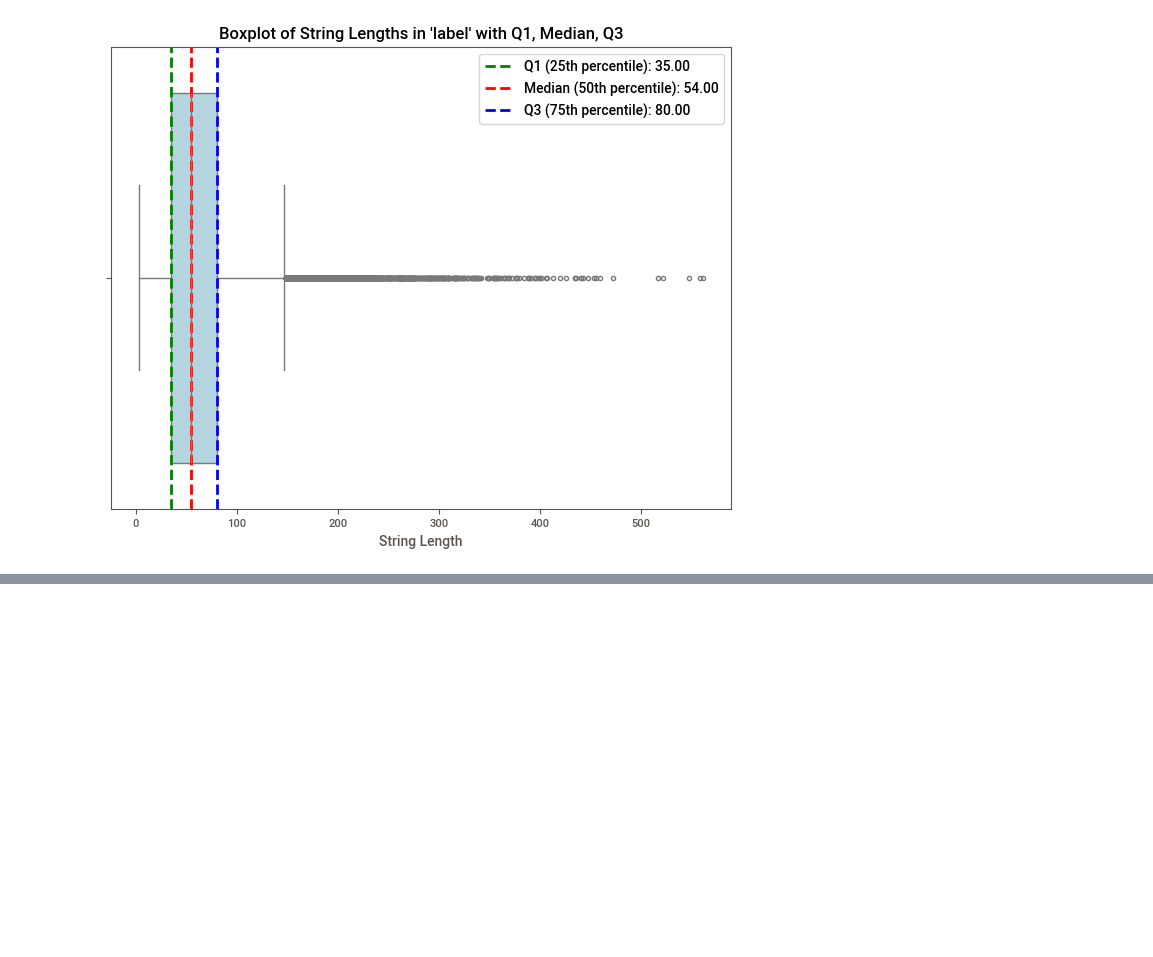
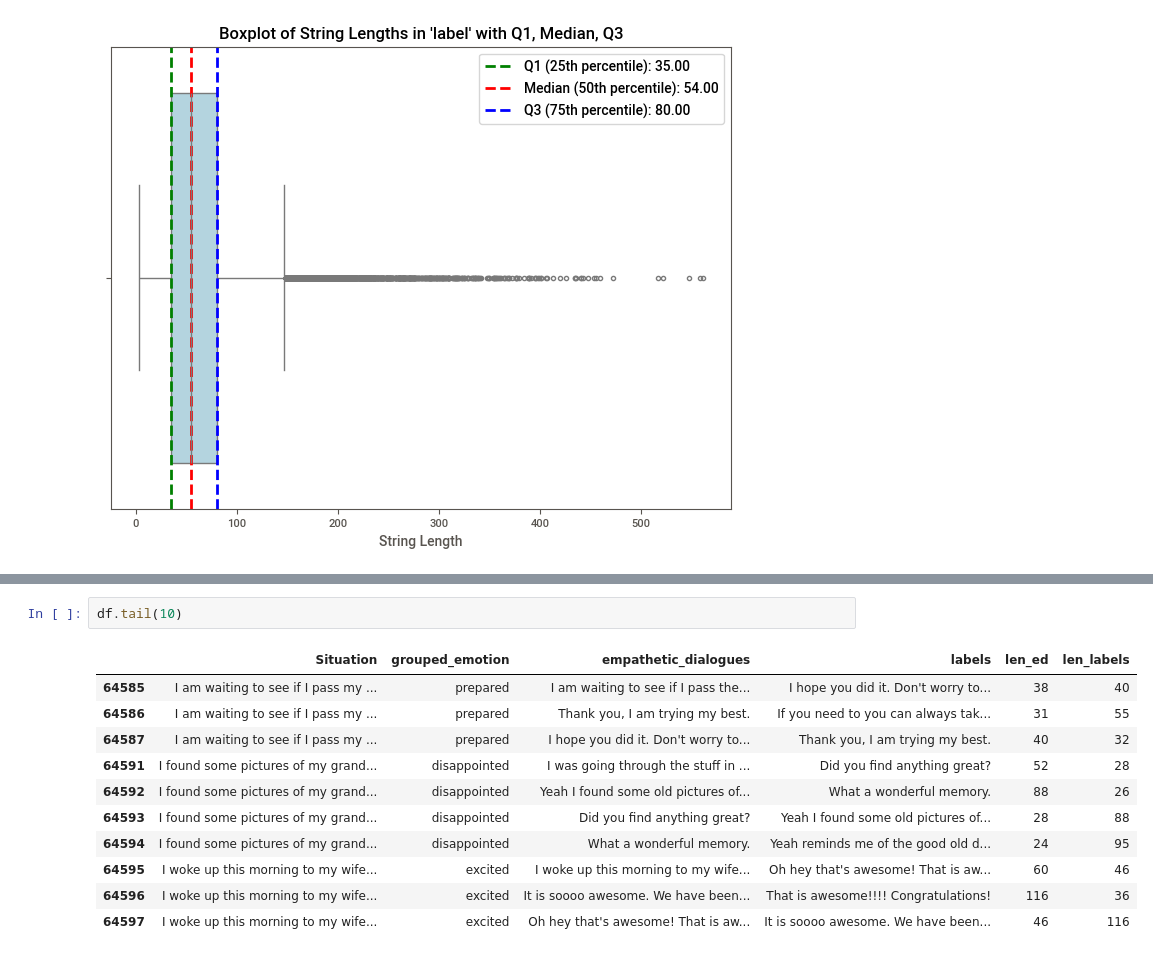
Before and after one commit to CallMeL/Empathetic-Dialogue-System, a Jupyter notebook: src/EDA/69kdataset.ipynb, the cells around one changed output, grey strips where cells are left out. Cells and saved outputs as stored; diff of their text form; blank space fills up the shorter version.

```diff
--- a/src/EDA/69kdataset.ipynb
+++ b/src/EDA/69kdataset.ipynb
@@ -242,0 +286,14 @@ plt.show()
+# %%
+df.tail(10)
+# %% [output]
+|  | Situation | grouped_emotion | empathetic_dialogues | labels | len_ed | len_labels |
+| 64585 | I am waiting to see if I pass my ... | prepared | I am waiting to see if I pass the... | I hope you did it. Don't worry to... | 38 | 40 |
+| 64586 | I am waiting to see if I pass my ... | prepared | Thank you, I am trying my best. | If you need to you can always tak... | 31 | 55 |
+| 64587 | I am waiting to see if I pass my ... | prepared | I hope you did it. Don't worry to... | Thank you, I am trying my best. | 40 | 32 |
+| 64591 | I found some pictures of my grand... | disappointed | I was going through the stuff in ... | Did you find anything great? | 52 | 28 |
+| 64592 | I found some pictures of my grand... | disappointed | Yeah I found some old pictures of... | What a wonderful memory. | 88 | 26 |
+| 64593 | I found some pictures of my grand... | disappointed | Did you find anything great? | Yeah I found some old pictures of... | 28 | 88 |
+| 64594 | I found some pictures of my grand... | disappointed | What a wonderful memory. | Yeah reminds me of the good old d... | 24 | 95 |
+| 64595 | I woke up this morning to my wife... | excited | I woke up this morning to my wife... | Oh hey that's awesome! That is aw... | 60 | 46 |
+| 64596 | I woke up this morning to my wife... | excited | It is soooo awesome. We have been... | That is awesome!!!! Congratulations! | 116 | 36 |
+| 64597 | I woke up this morning to my wife... | excited | Oh hey that's awesome! That is aw... | It is soooo awesome. We have been... | 46 | 116 |
```
Also changed, not shown: parts of 9 cells of this notebook, 1 other file.
